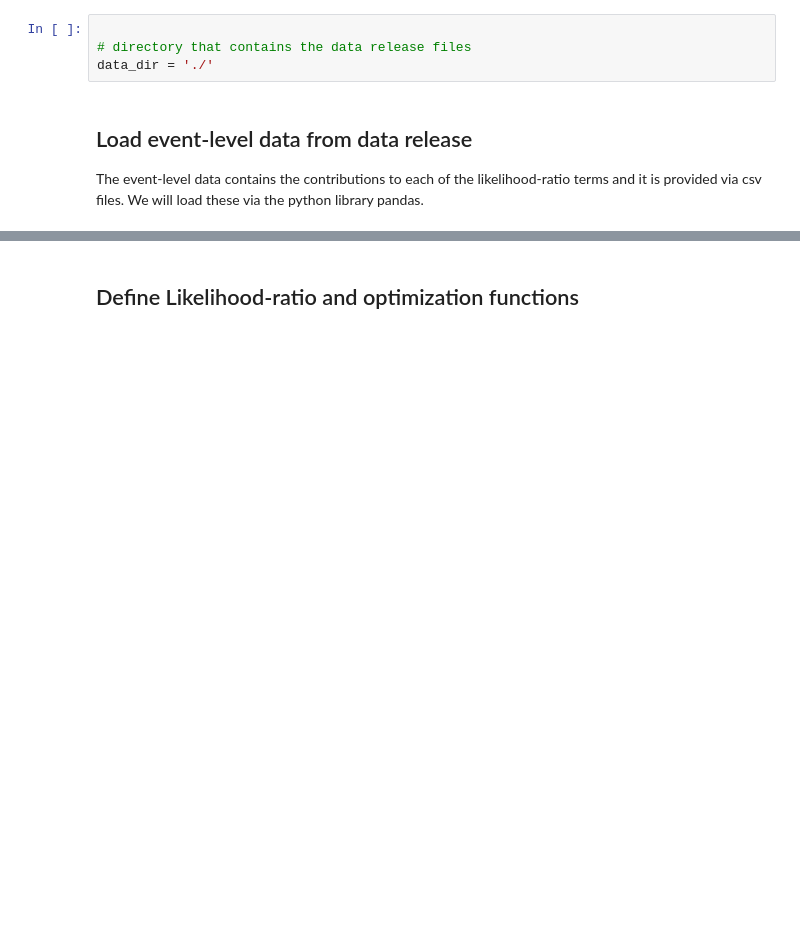
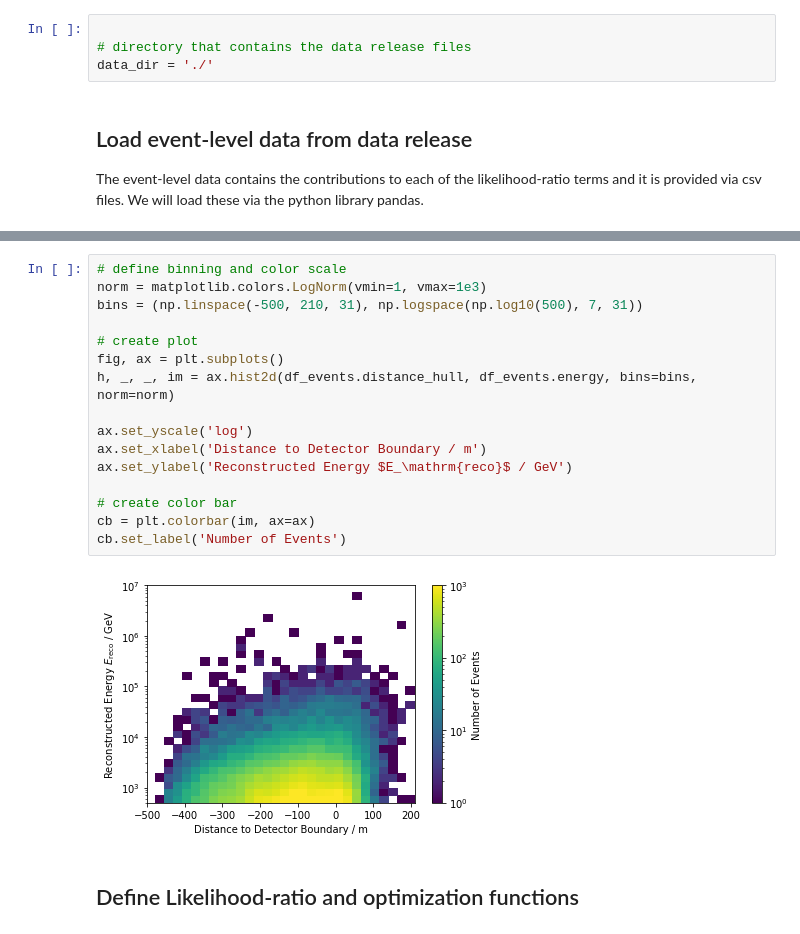
Before and after one commit to ssclafani949/DNNCascade, a Jupyter notebook: notebooks/Public_Release/MainResult/GPFluxMeasurement.ipynb, the cells around one changed output, grey strips where cells are left out. Saved outputs shown, nothing was run; the diff lists cells and outputs as text; blank space fills up the shorter version.

Commit message:
Add Figure S3

```diff
--- a/notebooks/Public_Release/MainResult/GPFluxMeasurement.ipynb
+++ b/notebooks/Public_Release/MainResult/GPFluxMeasurement.ipynb
@@ -43,3 +48,21 @@ df_events
+# %%
+# define binning and color scale
+norm = matplotlib.colors.LogNorm(vmin=1, vmax=1e3)
+bins = (np.linspace(-500, 210, 31), np.logspace(np.log10(500), 7, 31))
+
+# create plot
+fig, ax = plt.subplots()
+h, _, _, im = ax.hist2d(df_events.distance_hull, df_events.energy, bins=bins, norm=norm)
+
+ax.set_yscale('log')
+ax.set_xlabel('Distance to Detector Boundary / m')
+ax.set_ylabel('Reconstructed Energy $E_\mathrm{reco}$ / GeV')
+
+# create color bar
+cb = plt.colorbar(im, ax=ax)
+cb.set_label('Number of Events')
+# %% [output]
+[figure, added]
 # %% [markdown]
 ## Define Likelihood-ratio and optimization functions
 # %% [markdown]
```
Also changed, not shown: parts of 4 cells of this notebook, 2 other files.
